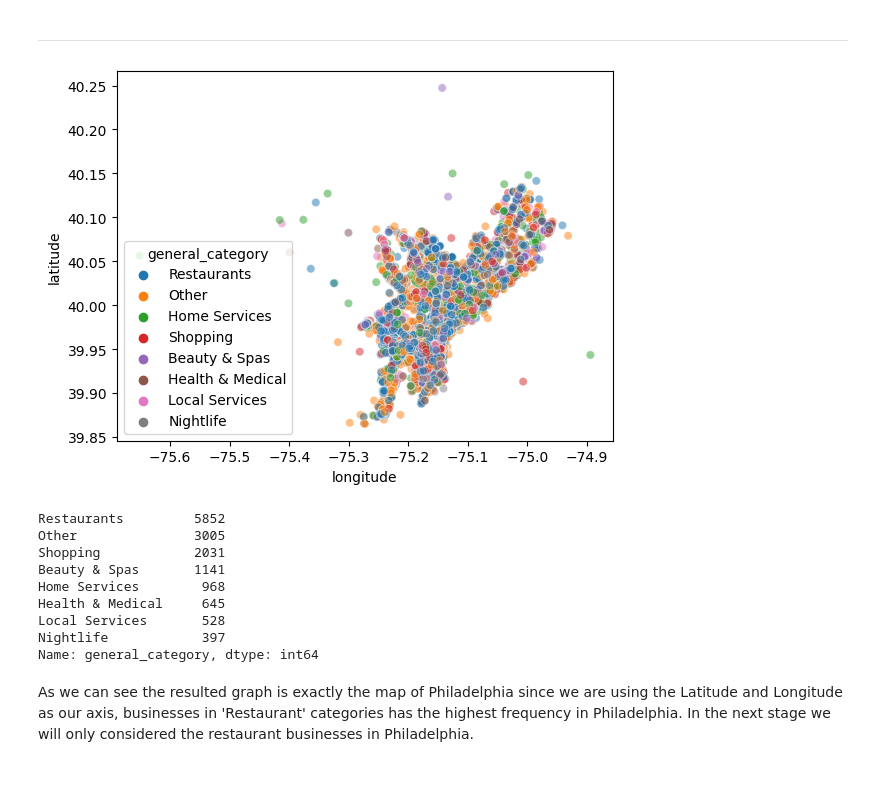
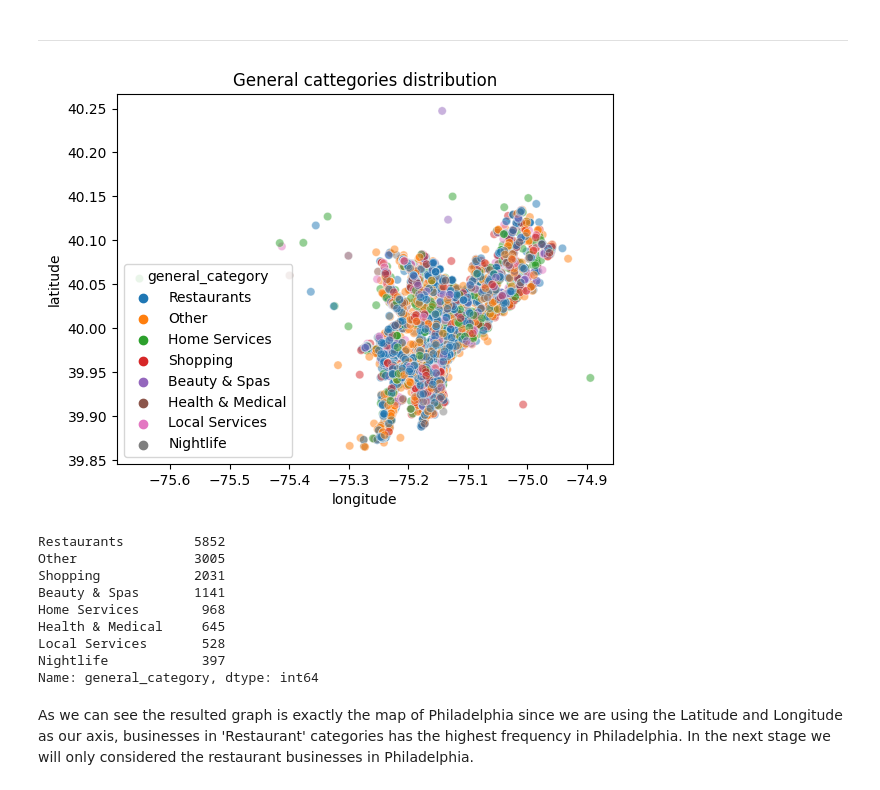
Before and after one commit to Makiato1999/COMP4710_Yelp, a Jupyter notebook: First_Stage/Data_Preprocessing.ipynb, the cells around one changed output. Cells and saved outputs as stored; diff of their text form; code cells hidden in the pictures.

```diff
--- a/First_Stage/Data_Preprocessing.ipynb
+++ b/First_Stage/Data_Preprocessing.ipynb
@@ -19,7 +19,9 @@ import seaborn as sns
 # %% [markdown]
 ## Read the business json file
 # %%
-business_json_file = 'yelp_academic_dataset_business.json'
+# Yelp business datasets file size is too large to upload to review
+# please go to https://www.yelp.com/dataset to download the business dataset
+business_json_file = '../Datasets/yelp_academic_dataset_business.json'
 df_business = pd.read_json(business_json_file , lines=True)
 # %% [markdown]
 ## Find top 10 states with most businesses data in US
@@ -111,13 +113,13 @@ for i in range(len(df_busi_Phil)):
 # %% [markdown]
 ---
 # %%
-sns.scatterplot(data=df_busi_Phil, x="longitude", y="latitude", hue="general_category", alpha=0.5)
+sns.scatterplot(data=df_busi_Phil, x="longitude", y="latitude", hue="general_category", alpha=0.5).set(title='General cattegories distribution')
 plt.show()
 
 Phil_general_categories_frequencies = df_busi_Phil.general_category.value_counts()
 Phil_general_categories_frequencies
 # %% [output]
-[figure, old version]
+[figure, new version]
 Restaurants         5852
 Other               3005
 Shopping            2031
```
Also changed, not shown: parts of 14 cells of this notebook, 7 other files.
